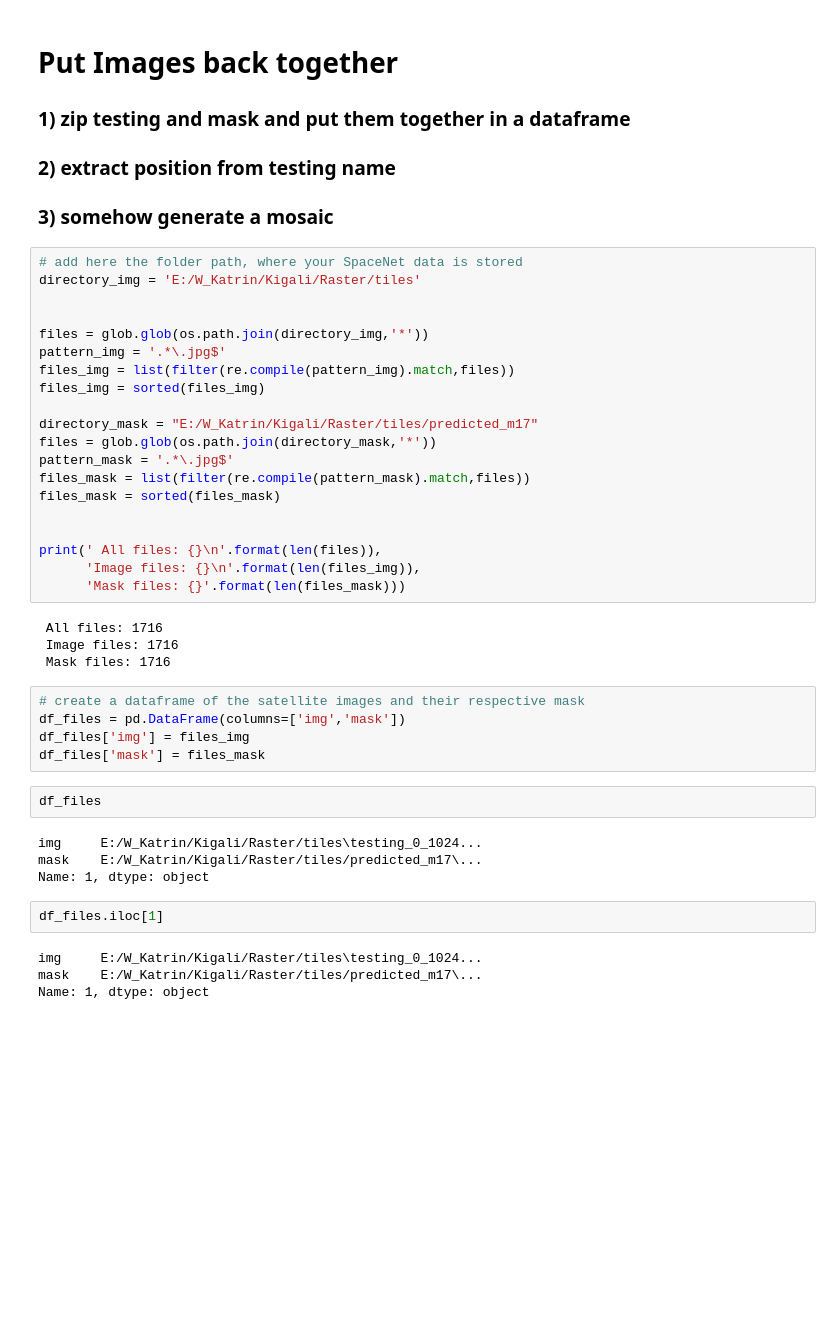
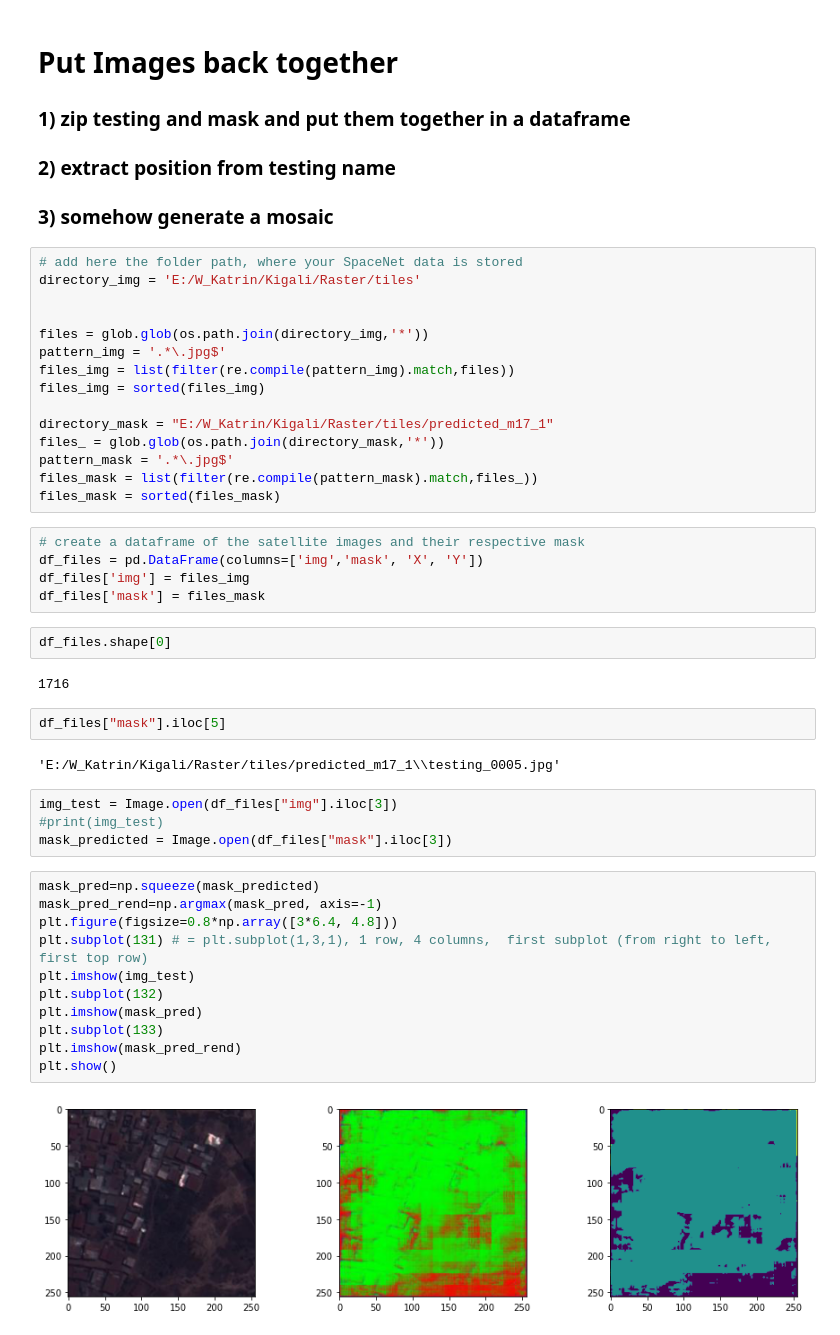
Before and after one commit to eagle20-k/InnovationLab, a Jupyter notebook: Saving_Remosaicing.ipynb, the cells around one changed output. Saved outputs shown, nothing was run; the diff lists cells and outputs as text; blank space fills up the shorter version.

```diff
--- a/Saving_Remosaicing.ipynb
+++ b/Saving_Remosaicing.ipynb
@@ -165,34 +157,38 @@ pattern_img = '.*\.jpg$'
 files_img = list(filter(re.compile(pattern_img).match,files))
 files_img = sorted(files_img)
 
-directory_mask = "E:/W_Katrin/Kigali/Raster/tiles/predicted_m17"
-files = glob.glob(os.path.join(directory_mask,'*'))
+directory_mask = "E:/W_Katrin/Kigali/Raster/tiles/predicted_m17_1"
+files_ = glob.glob(os.path.join(directory_mask,'*'))
 pattern_mask = '.*\.jpg$'
-files_mask = list(filter(re.compile(pattern_mask).match,files))
+files_mask = list(filter(re.compile(pattern_mask).match,files_))
 files_mask = sorted(files_mask)
-
-
-print(' All files: {}\n'.format(len(files)),
-      'Image files: {}\n'.format(len(files_img)),
-      'Mask files: {}'.format(len(files_mask)))
-# %% [output]
- All files: 1716
- Image files: 1716
- Mask files: 1716
 # %%
 # create a dataframe of the satellite images and their respective mask
-df_files = pd.DataFrame(columns=['img','mask'])
+df_files = pd.DataFrame(columns=['img','mask', 'X', 'Y'])
 df_files['img'] = files_img
 df_files['mask'] = files_mask
 # %%
-df_files
+df_files.shape[0]
 # %% [output]
-img     E:/W_Katrin/Kigali/Raster/tiles\testing_0_1024...
-mask    E:/W_Katrin/Kigali/Raster/tiles/predicted_m17\...
-Name: 1, dtype: object
+1716
 # %%
-df_files.iloc[1]
+df_files["mask"].iloc[5]
 # %% [output]
-img     E:/W_Katrin/Kigali/Raster/tiles\testing_0_1024...
-mask    E:/W_Katrin/Kigali/Raster/tiles/predicted_m17\...
-Name: 1, dtype: object
+'E:/W_Katrin/Kigali/Raster/tiles/predicted_m17_1\\testing_0005.jpg'
+# %%
+img_test = Image.open(df_files["img"].iloc[3])
+#print(img_test)
+mask_predicted = Image.open(df_files["mask"].iloc[3])
+# %%
+mask_pred=np.squeeze(mask_predicted)
+mask_pred_rend=np.argmax(mask_pred, axis=-1)
+plt.figure(figsize=0.8*np.array([3*6.4, 4.8]))
+plt.subplot(131) # = plt.subplot(1,3,1), 1 row, 4 columns,  first subplot (from right to left, first top row)
+plt.imshow(img_test)
+plt.subplot(132)
+plt.imshow(mask_pred)
+plt.subplot(133)
+plt.imshow(mask_pred_rend)
+plt.show()
+# %% [output]
+[figure, added]
```
Also changed, not shown: parts of 16 cells of this notebook, 1 other file.
